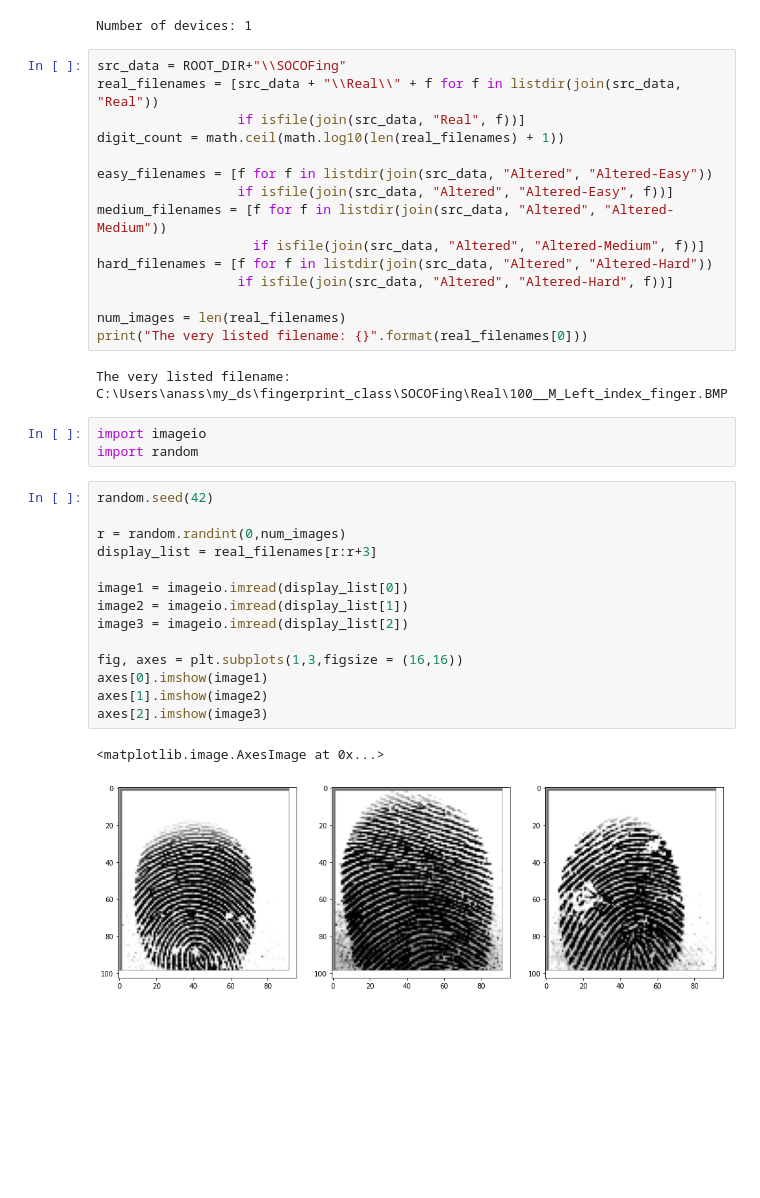
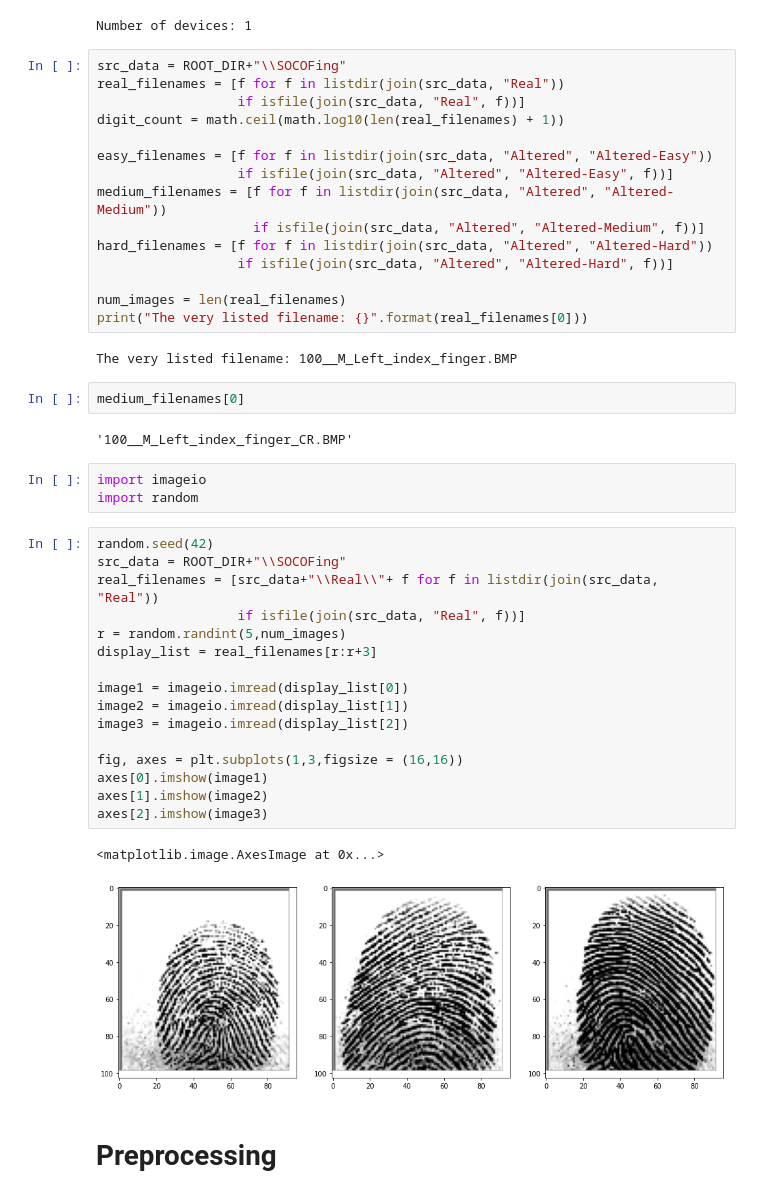
Before and after one commit to anass236/fingerprint_class, a Jupyter notebook: notebooks/test_integrity.ipynb, the cells around one changed output. Drawn from its saved outputs; the diff is of its cells as text; blank space fills up the shorter version.

```diff
--- a/notebooks/test_integrity.ipynb
+++ b/notebooks/test_integrity.ipynb
@@ -36,7 +39,7 @@ print('Number of devices: {}'.format(strategy.num_replicas_in_sync))
 Number of devices: 1
 # %%
 src_data = ROOT_DIR+"\\SOCOFing"
-real_filenames = [src_data + "\\Real\\" + f for f in listdir(join(src_data, "Real"))
+real_filenames = [f for f in listdir(join(src_data, "Real"))
                   if isfile(join(src_data, "Real", f))]
 digit_count = math.ceil(math.log10(len(real_filenames) + 1))
 
@@ -50,27 +53,35 @@ hard_filenames = [f for f in listdir(join(src_data, "Altered", "Altered-Hard"))
 num_images = len(real_filenames)
 print("The very listed filename: {}".format(real_filenames[0]))
 # %% [output]
-The very listed filename: C:\Users\anass\my_ds\fingerprint_class\SOCOFing\Real\100__M_Left_index_finger.BMP
+The very listed filename: 100__M_Left_index_finger.BMP
+# %%
+medium_filenames[0]
+# %% [output]
+'100__M_Left_index_finger_CR.BMP'
 # %%
 import imageio
 import random
 # %%
 random.seed(42)
-
-r = random.randint(0,num_images)
+src_data = ROOT_DIR+"\\SOCOFing"
+real_filenames = [src_data+"\\Real\\"+ f for f in listdir(join(src_data, "Real"))
+                  if isfile(join(src_data, "Real", f))]
+r = random.randint(5,num_images)
 display_list = real_filenames[r:r+3]
 
 image1 = imageio.imread(display_list[0])
 image2 = imageio.imread(display_list[1])
 image3 = imageio.imread(display_list[2])
 
 fig, axes = plt.subplots(1,3,figsize = (16,16))
 axes[0].imshow(image1)
 axes[1].imshow(image2)
 axes[2].imshow(image3)
 # %% [output]
 <matplotlib.image.AxesImage at 0x...>
-[figure, old version]
+[figure, new version]
+# %% [markdown]
+# Preprocessing
 # %%
 from collections import defaultdict
 import cv2
```
Also changed, not shown: parts of 20 cells of this notebook.
